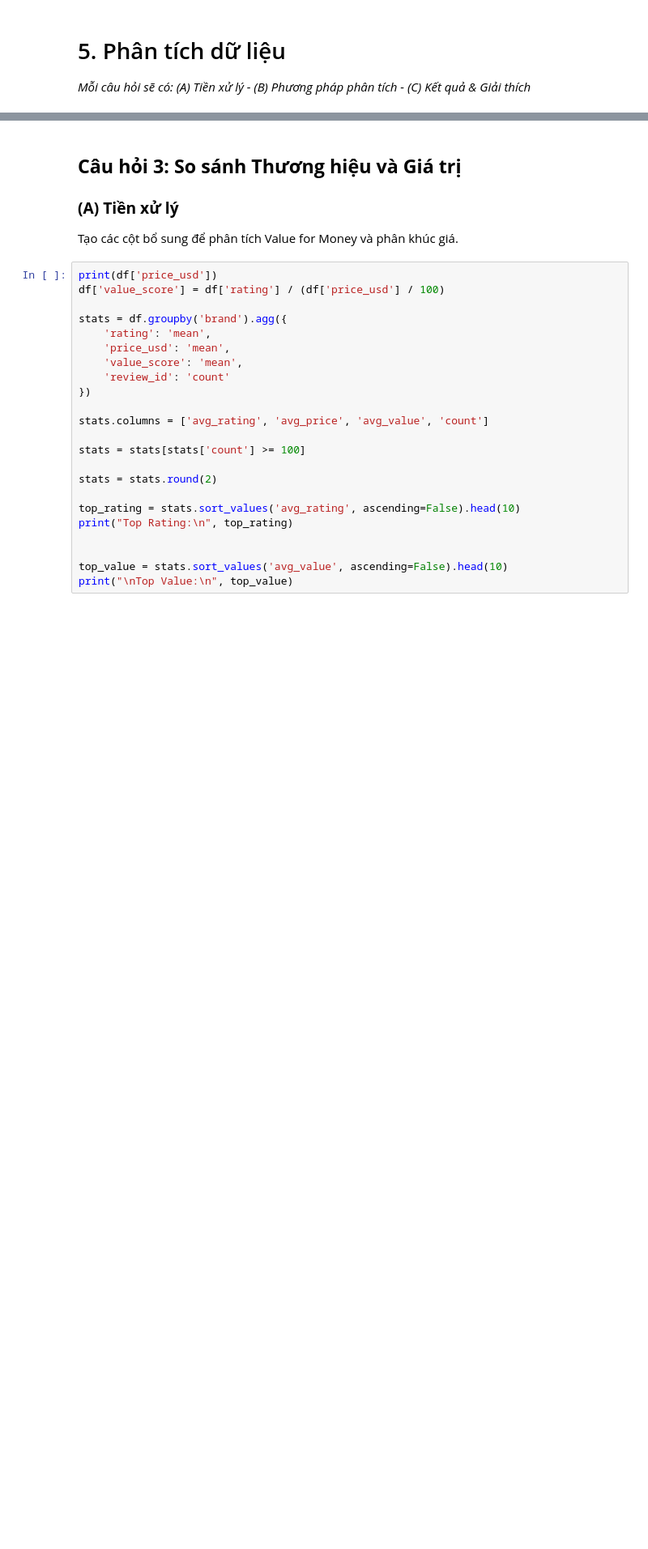
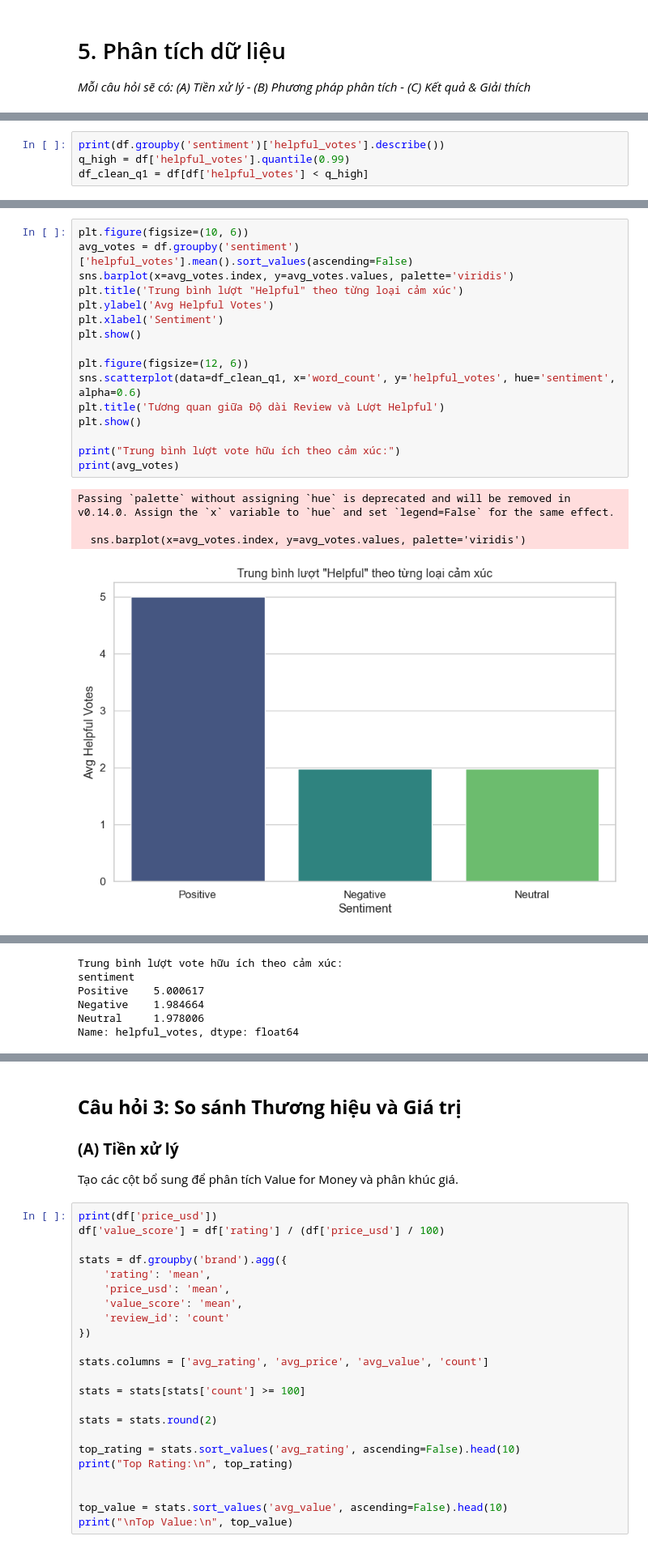
Before and after one commit to hhlearntocode/p4ds-Final, a Jupyter notebook: Final_Project.ipynb, the cells around one changed output, grey strips where cells are left out. Shown: that part at 81% size. Saved outputs shown, nothing was run; the diff lists cells and outputs as text; blank space fills up the shorter version.

```diff
--- a/Final_Project.ipynb
+++ b/Final_Project.ipynb
@@ -324,0 +335,4 @@ Lý do đưa ra câu hỏi:b
+# %%
+print(df.groupby('sentiment')['helpful_votes'].describe())
+q_high = df['helpful_votes'].quantile(0.99)
+df_clean_q1 = df[df['helpful_votes'] < q_high]
@@ -324,0 +356,21 @@ Lý do đưa ra câu hỏi:b
+# %%
+plt.figure(figsize=(10, 6))
+avg_votes = df.groupby('sentiment')['helpful_votes'].mean().sort_values(ascending=False)
+sns.barplot(x=avg_votes.index, y=avg_votes.values, palette='viridis')
+plt.title('Trung bình lượt "Helpful" theo từng loại cảm xúc')
+plt.ylabel('Avg Helpful Votes')
+plt.xlabel('Sentiment')
+plt.show()
+
+plt.figure(figsize=(12, 6))
+sns.scatterplot(data=df_clean_q1, x='word_count', y='helpful_votes', hue='sentiment', alpha=0.6)
+plt.title('Tương quan giữa Độ dài Review và Lượt Helpful')
+plt.show()
+
+print("Trung bình lượt vote hữu ích theo cảm xúc:")
+print(avg_votes)
+# %% [output]
+Passing `palette` without assigning `hue` is deprecated and will be removed in v0.14.0. Assign the `x` variable to `hue` and set `legend=False` for the same effect.
+
+  sns.barplot(x=avg_votes.index, y=avg_votes.values, palette='viridis')
+[figure, added]
@@ -324,0 +378,6 @@ Lý do đưa ra câu hỏi:b
+Trung bình lượt vote hữu ích theo cảm xúc:
+sentiment
+Positive    5.000617
+Negative    1.984664
+Neutral     1.978006
+Name: helpful_votes, dtype: float64
```
Also changed, not shown: parts of 19 cells of this notebook, 1 other file.
